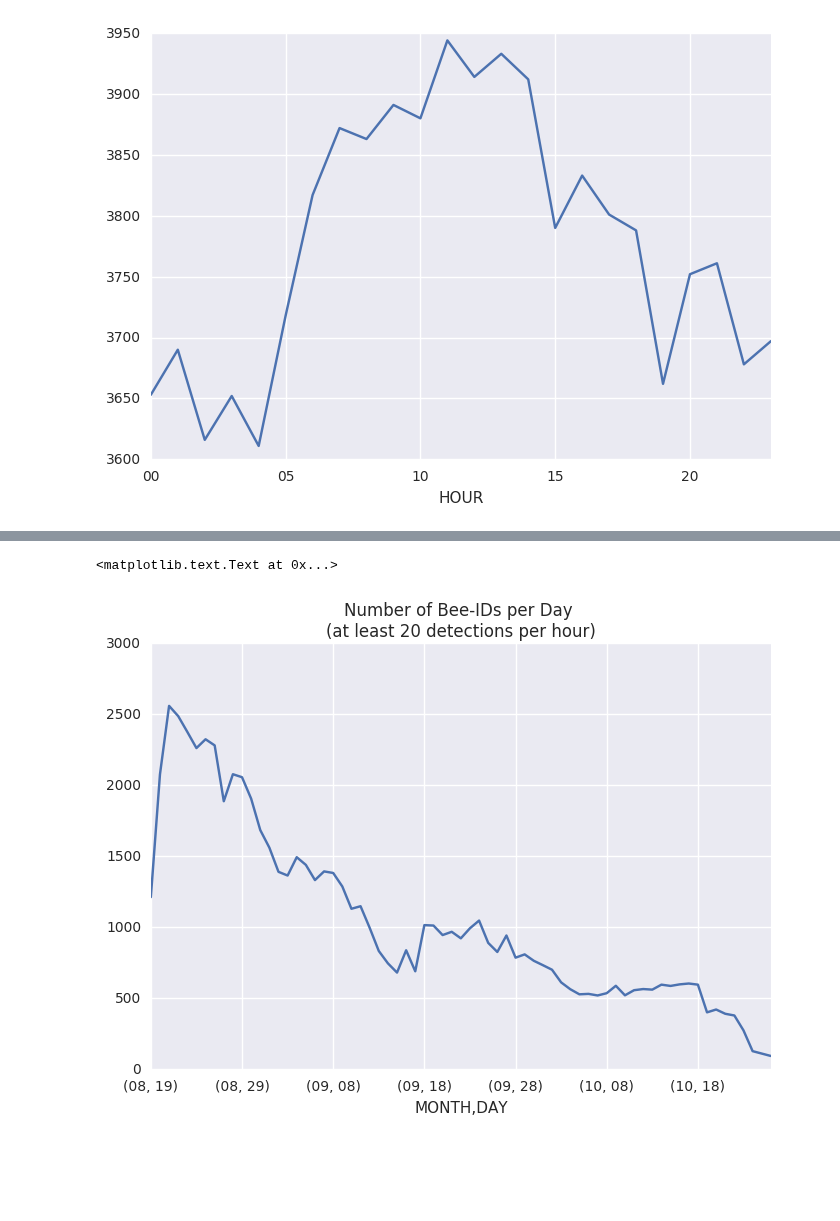
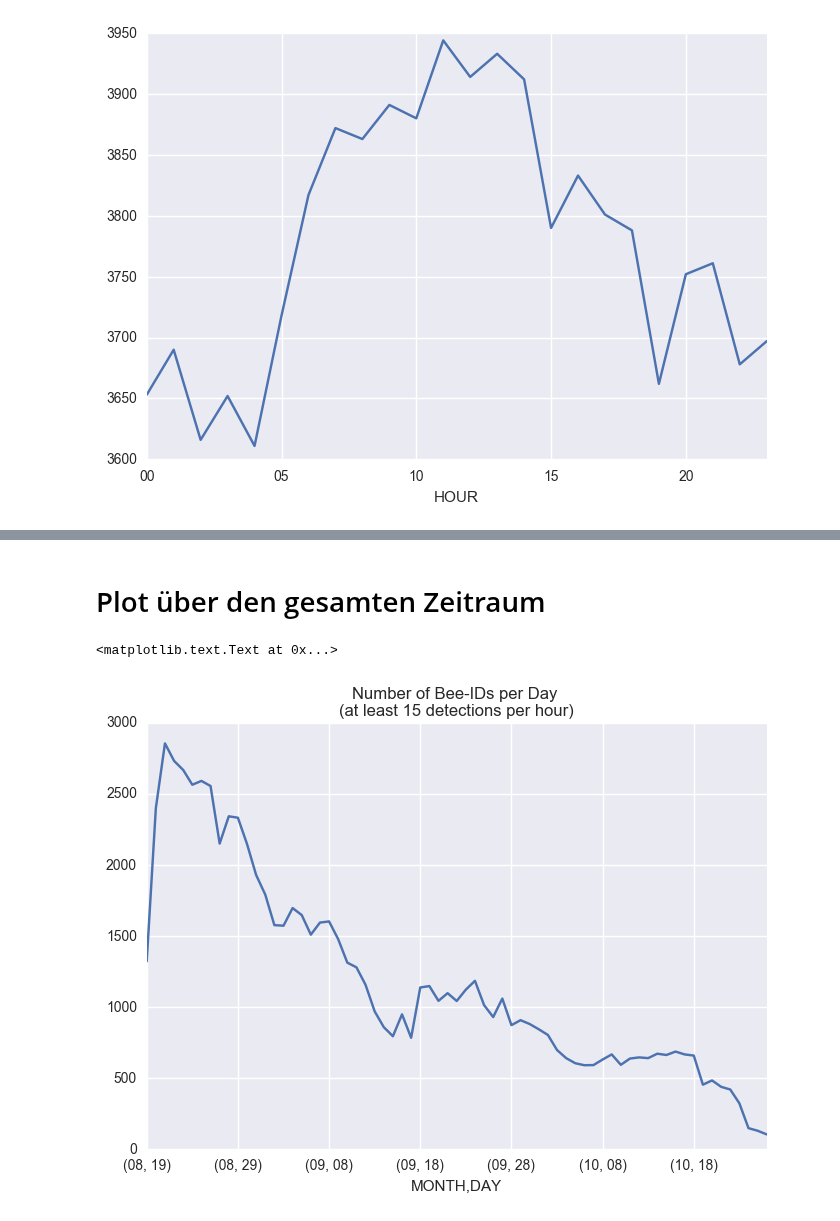
Before and after one commit to aschle/bees-sna, a Jupyter notebook: IDS/IDplots.ipynb, the cells around one changed output, grey strips where cells are left out. Drawn from its saved outputs; the diff is of its cells as text; code cells hidden in the pictures; blank space fills up the shorter version.

```diff
--- a/IDS/IDplots.ipynb
+++ b/IDS/IDplots.ipynb
@@ -294,9 +255,13 @@ df0 = df[df.COUNT > 20]
+# %% [markdown]
+# Plot über den gesamten Zeitraum
+# %%
+df0 = df[df.COUNT > 15]
 # %%
 grouped = df0.groupby(by=['MONTH', 'DAY'])
 # %%
 fig, ax = plt.subplots()
 grouped.ID.nunique().plot(ax=ax)
-ax.set_title("Number of Bee-IDs per Day \n(at least 20 detections per hour)")
+ax.set_title("Number of Bee-IDs per Day \n(at least 15 detections per hour)")
 # %% [output]
 <matplotlib.text.Text at 0x...>
-[figure, old version]
+[figure, new version]
```
Also changed, not shown: parts of 27 cells of this notebook.
